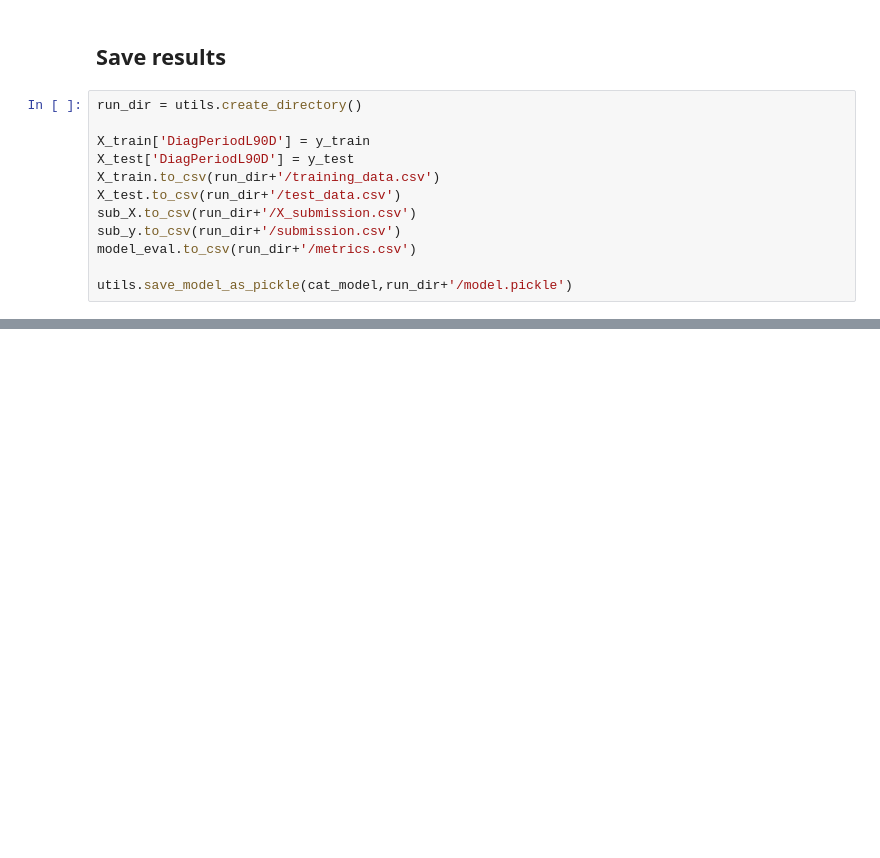
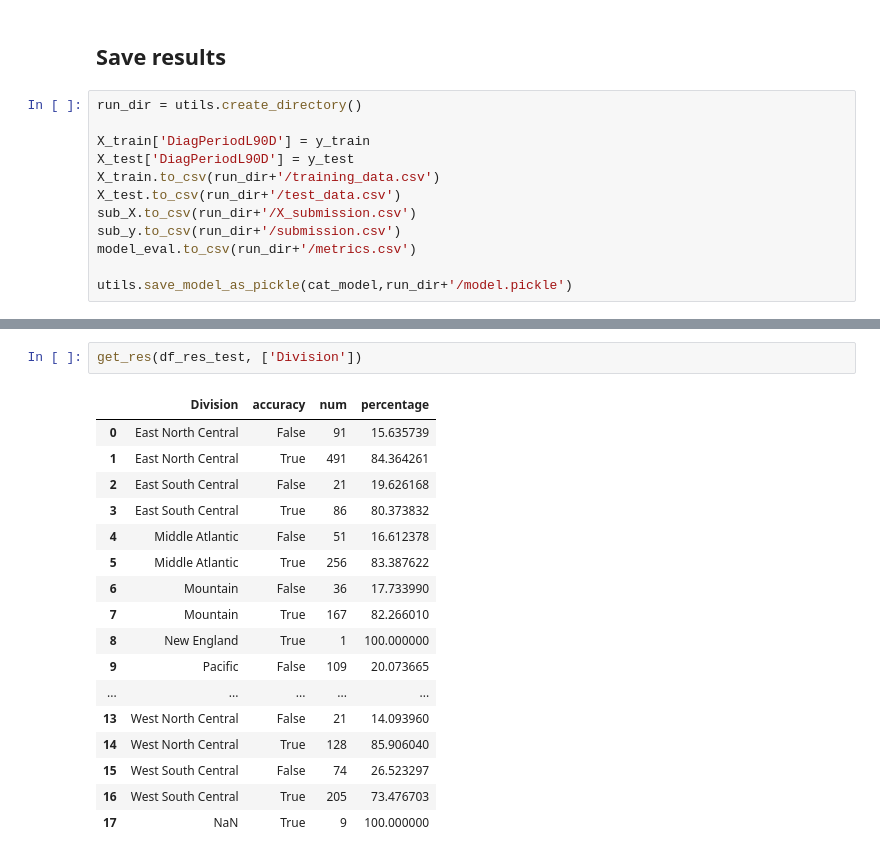
Before and after one commit to Lanlan94/wids_2024, a Jupyter notebook: training_pipeline.ipynb, the cells around one changed output, grey strips where cells are left out. Cells and saved outputs as stored; diff of their text form; blank space fills up the shorter version.

```diff
--- a/training_pipeline.ipynb
+++ b/training_pipeline.ipynb
@@ -316,0 +336,20 @@ utils.save_model_as_pickle(cat_model,run_dir+'/model.pickle')
+# %%
+get_res(df_res_test, ['Division'])
+# %% [output]
+|  | Division | accuracy | num | percentage |
+| 0 | East North Central | False | 91 | 15.635739 |
+| 1 | East North Central | True | 491 | 84.364261 |
+| 2 | East South Central | False | 21 | 19.626168 |
+| 3 | East South Central | True | 86 | 80.373832 |
+| 4 | Middle Atlantic | False | 51 | 16.612378 |
+| 5 | Middle Atlantic | True | 256 | 83.387622 |
+| 6 | Mountain | False | 36 | 17.733990 |
+| 7 | Mountain | True | 167 | 82.266010 |
+| 8 | New England | True | 1 | 100.000000 |
+| 9 | Pacific | False | 109 | 20.073665 |
+| ... | ... | ... | ... | ... |
+| 13 | West North Central | False | 21 | 14.093960 |
+| 14 | West North Central | True | 128 | 85.906040 |
+| 15 | West South Central | False | 74 | 26.523297 |
+| 16 | West South Central | True | 205 | 73.476703 |
+| 17 | NaN | True | 9 | 100.000000 |
```
Also changed, not shown: parts of 11 cells of this notebook, 1 other file.
